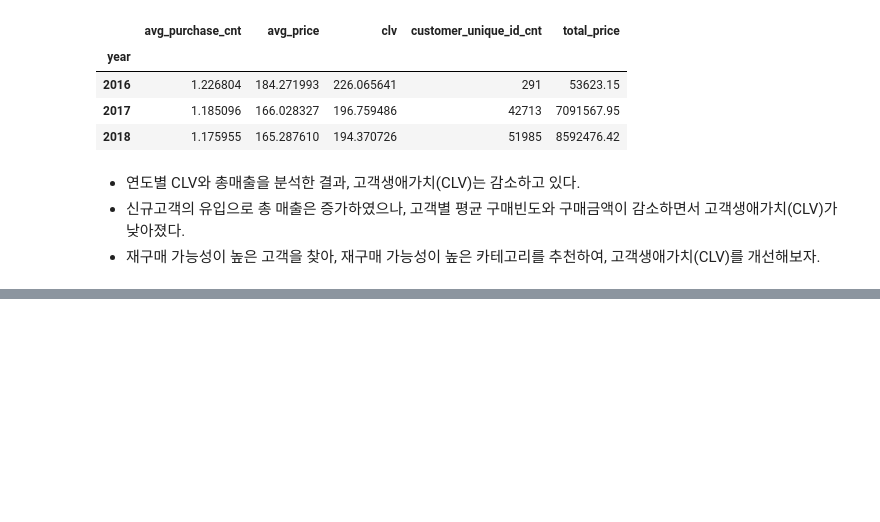
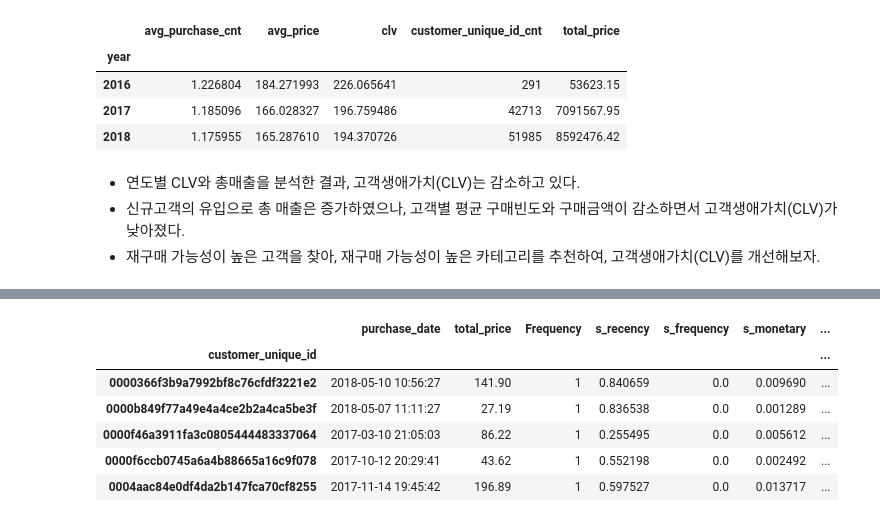
Before and after one commit to ElaYJ/Machine-Learning-Project, a Jupyter notebook: EDA/eda_ojm.ipynb, the cells around one changed output, grey strips where cells are left out. Cells and saved outputs as stored; diff of their text form; code cells hidden in the pictures; blank space fills up the shorter version.

```diff
--- a/EDA/eda_ojm.ipynb
+++ b/EDA/eda_ojm.ipynb
@@ -195,0 +203,33 @@ df_clv
+# %%
+# 중복되는 order_id를 제외하여 데이터 왜곡 최소화
+df_rfm = pd.pivot_table(data=df, index='order_id', values=['customer_unique_id', 'purchase_date', 'total_price', 'repurchase'],
+                        aggfunc={'customer_unique_id':'last', 'purchase_date':'max', 'total_price':'sum', 'repurchase':'last'})
+
+# RM 지표 산정에 필요한 데이터 pivot
+df_rm = pd.pivot_table(data=df_rfm, index='customer_unique_id', values=['purchase_date', 'total_price'],
+                        aggfunc={'purchase_date':'max', 'total_price':'sum'})
+
+# F 지표 산정에 필요한 데이터 pivot
+df_f = pd.pivot_table(data=df_rfm, index='customer_unique_id', columns='repurchase', aggfunc='size', fill_value=0)
+df_f['Frequency'] = df_f[True] + 1
+
+# RFM 각 지표 데이터를 통합
+df_rfm = pd.merge(df_rm, df_f['Frequency'], on='customer_unique_id', how='left')
+
+# RFM 각 지표를 min-max scaler로 정규화
+df_rfm['s_recency'] = (df_rfm['purchase_date'] - df_rfm['purchase_date'].min()).dt.days / (df_rfm['purchase_date'].max() - df_rfm['purchase_date'].min()).days
+df_rfm['s_frequency'] = (df_rfm['Frequency'] - df_rfm['Frequency'].min()) / (df_rfm['Frequency'].max() - df_rfm['Frequency'].min())
+df_rfm['s_monetary'] = (df_rfm['total_price'] - df_rfm['total_price'].min()) / (df_rfm['total_price'].max() - df_rfm['total_price'].min())
+
+df_rfm['rev_contribution'] = df_rfm['total_price'] / df_rfm['total_price'].sum()
+df_rfm['rfm_score'] = (df_rfm['s_frequency'] + df_rfm['s_recency'] + df_rfm['s_monetary'])/3
+
+df_rfm.head()
+# %% [output]
+|  | purchase_date | total_price | Frequency | s_recency | s_frequency | s_monetary | ... |
+| customer_unique_id |  |  |  |  |  |  | ... |
+| 0000366f3b9a7992bf8c76cfdf3221e2 | 2018-05-10 10:56:27 | 141.90 | 1 | 0.840659 | 0.0 | 0.009690 | ... |
+| 0000b849f77a49e4a4ce2b2a4ca5be3f | 2018-05-07 11:11:27 | 27.19 | 1 | 0.836538 | 0.0 | 0.001289 | ... |
+| 0000f46a3911fa3c0805444483337064 | 2017-03-10 21:05:03 | 86.22 | 1 | 0.255495 | 0.0 | 0.005612 | ... |
+| 0000f6ccb0745a6a4b88665a16c9f078 | 2017-10-12 20:29:41 | 43.62 | 1 | 0.552198 | 0.0 | 0.002492 | ... |
+| 0004aac84e0df4da2b147fca70cf8255 | 2017-11-14 19:45:42 | 196.89 | 1 | 0.597527 | 0.0 | 0.013717 | ... |
```
Also changed, not shown: parts of 8 cells of this notebook.
